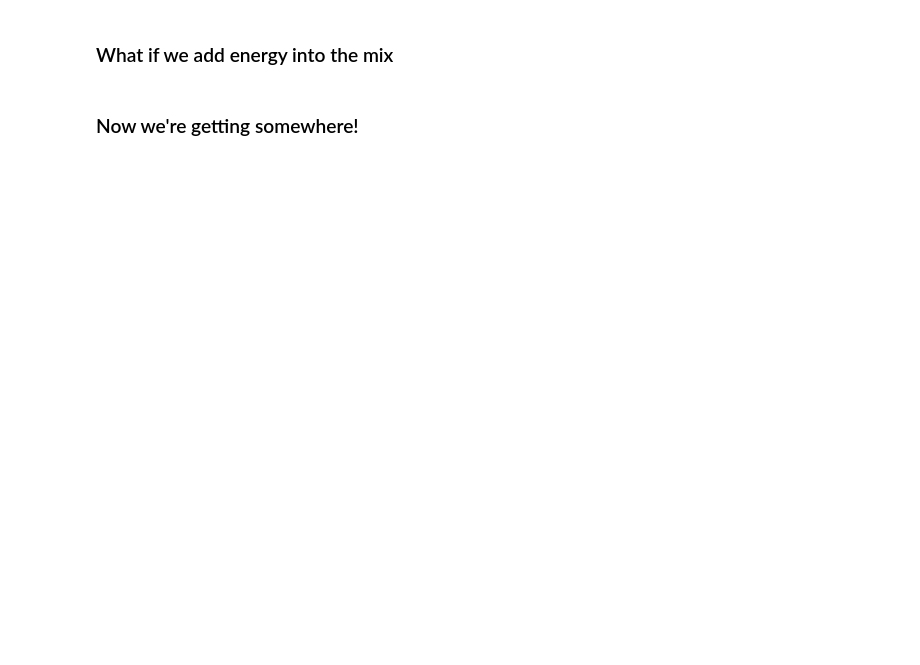
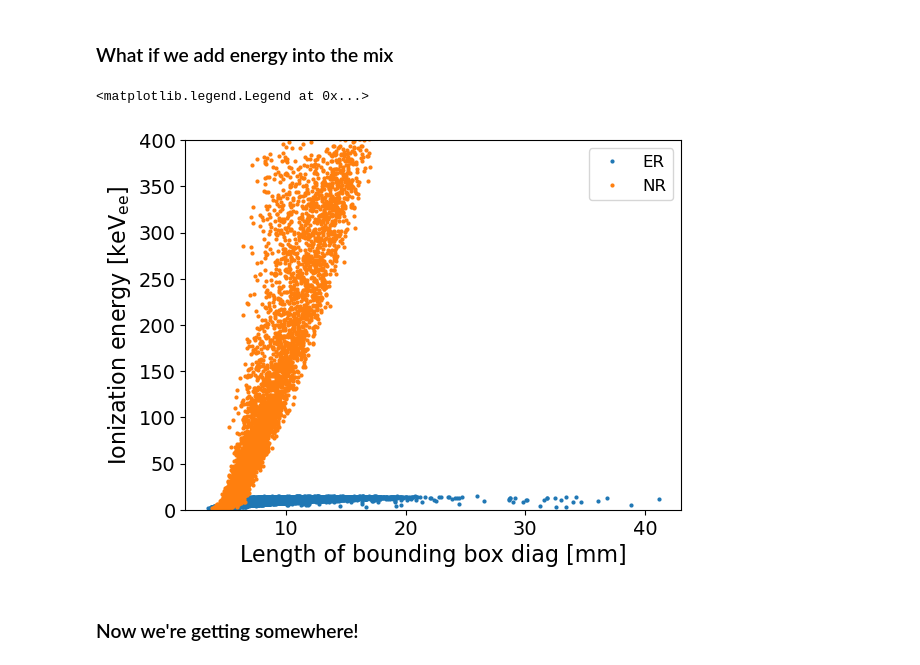
Before and after one commit to jschuel/MIGDAL_simulator, a Jupyter notebook: notebook_tutorials/tutorial_for_simulation_analysis_mixed-field.ipynb, the cells around one changed output. Drawn from its saved outputs; the diff is of its cells as text; code cells hidden in the pictures; blank space fills up the shorter version.

```diff
--- a/notebook_tutorials/tutorial_for_simulation_analysis_mixed-field.ipynb
+++ b/notebook_tutorials/tutorial_for_simulation_analysis_mixed-field.ipynb
@@ -47,8 +47,8 @@ plt.rc('axes', titlesize=16)
 you"ll have to change the directories to wherever you downloaded
 the files to'''
 
-ERs = pd.read_feather("data/20000ERs_2-11.8keV_processed.feather")
-NRs = pd.read_feather("RCTRIM/output/F_maxE466.957_5489primaryTracks.feather")
+ERs = pd.read_feather("../data/20000ERs_2-11.8keV_processed.feather")
+NRs = pd.read_feather("../RCTRIM/output/F_maxE466.957_5489primaryTracks.feather")
 
 '''NRs doesn"t have an nHits column, let"s add one'''
 NRs['nHits'] = NRs['x'].apply(lambda x: len(x)) #Number of primary ionization electrons
@@ -186,9 +223,12 @@ plt.xlabel('Length of bounding box diag [mm]')
 # %%
 plt.plot(df.query('species == 0')['crude_length'],df.query('species == 0')['ionizationE'],'o',label = 'ER',markersize = 2)
 plt.plot(df.query('species == 1')['crude_length'],df.query('species == 1')['ionizationE'],'o',label = 'NR',markersize = 2)
 plt.xlabel('Length of bounding box diag [mm]')
 plt.ylabel(r'Ionization energy [$\rm keV_{ee}$]')
-plt.ylim(0,50)
+plt.ylim(0,400)
 plt.legend()
+# %% [output]
+<matplotlib.legend.Legend at 0x...>
+[figure, added]
 # %% [markdown]
 ### Now we're getting somewhere!
```
Also changed, not shown: parts of 14 cells of this notebook, 3 other files.
